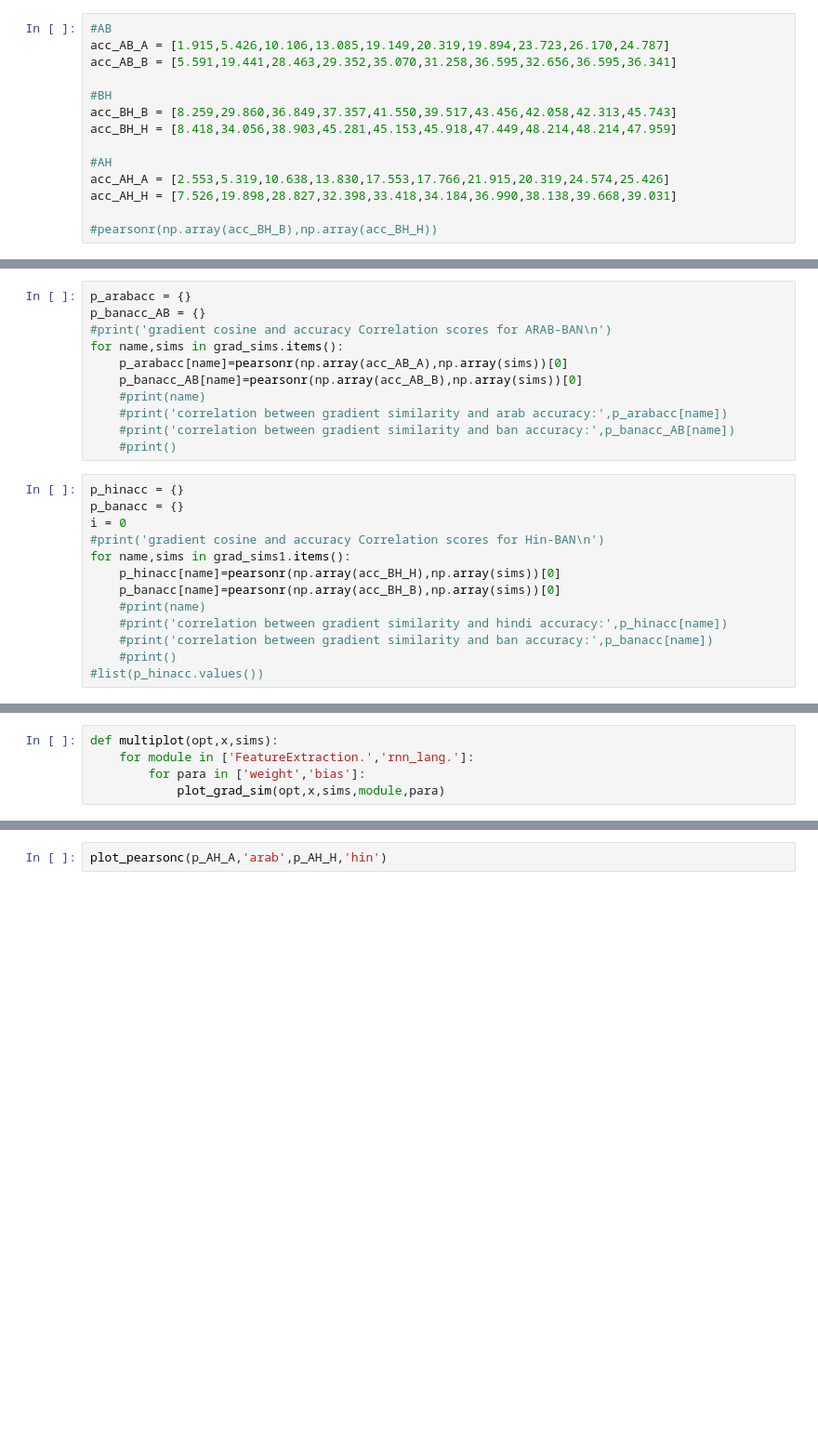
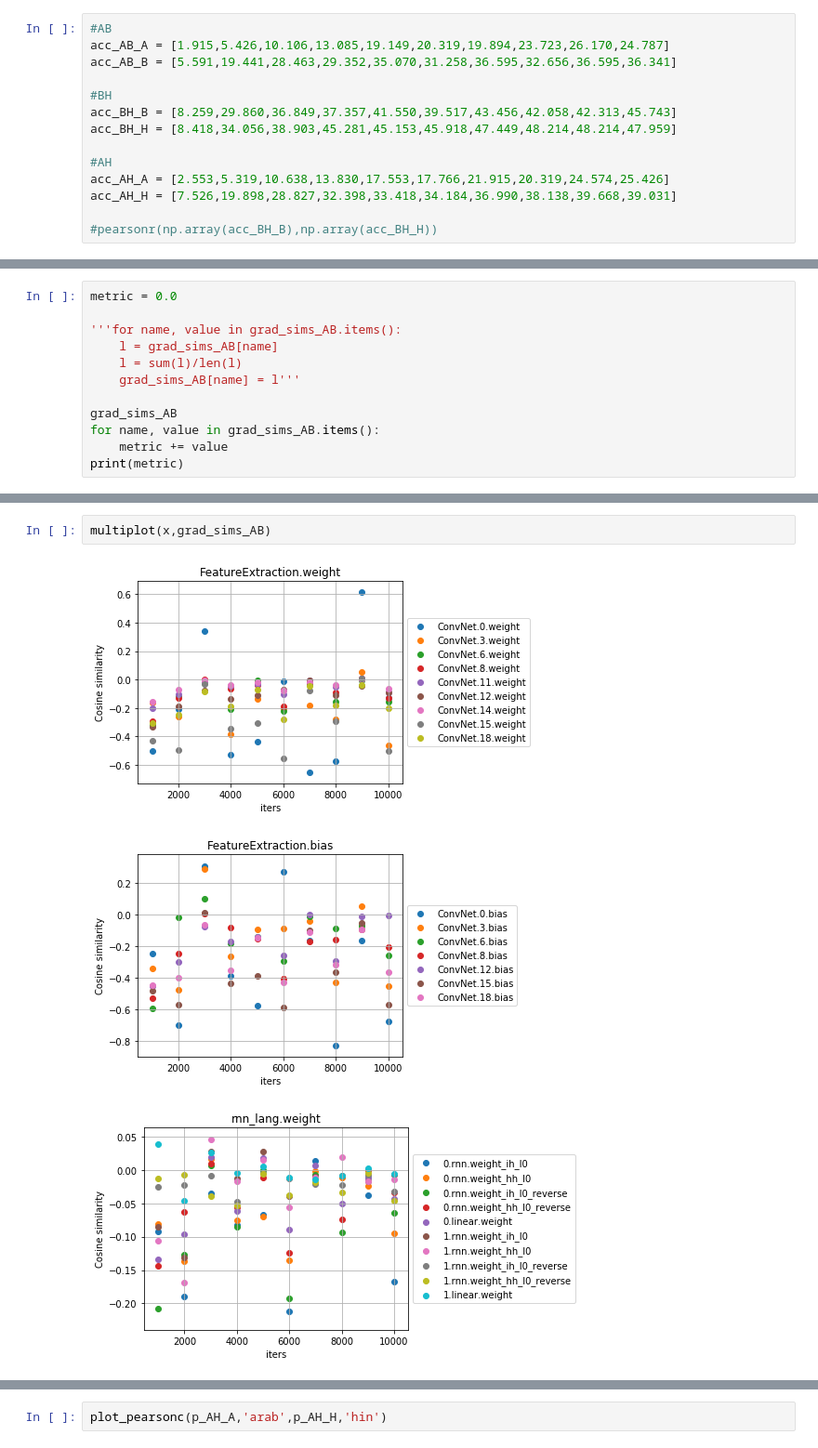
Before and after one commit to rahzaazhar/PAN-PSEnet, a Jupyter notebook: Recognition/GradViz.ipynb, the cells around one changed output, grey strips where cells are left out. Shown at 93% size. Saved outputs shown, nothing was run; the diff lists cells and outputs as text; blank space fills up the shorter version.

Commit message:
added grad viz for single task experiments

```diff
--- a/Recognition/GradViz.ipynb
+++ b/Recognition/GradViz.ipynb
@@ -59,24 +100,0 @@ grad_sims_AH = dumpAH['grad_sims']
-# %%
-p_arabacc = {}
-p_banacc_AB = {}
-#print('gradient cosine and accuracy Correlation scores for ARAB-BAN\n')
-for name,sims in grad_sims.items():
-    p_arabacc[name]=pearsonr(np.array(acc_AB_A),np.array(sims))[0]
-    p_banacc_AB[name]=pearsonr(np.array(acc_AB_B),np.array(sims))[0]
-    #print(name)
-    #print('correlation between gradient similarity and arab accuracy:',p_arabacc[name])
-    #print('correlation between gradient similarity and ban accuracy:',p_banacc_AB[name])
-    #print()
-# %%
-p_hinacc = {}
-p_banacc = {}
-i = 0
-#print('gradient cosine and accuracy Correlation scores for Hin-BAN\n')
-for name,sims in grad_sims1.items():
-    p_hinacc[name]=pearsonr(np.array(acc_BH_H),np.array(sims))[0]
-    p_banacc[name]=pearsonr(np.array(acc_BH_B),np.array(sims))[0]
-    #print(name)
-    #print('correlation between gradient similarity and hindi accuracy:',p_hinacc[name])
-    #print('correlation between gradient similarity and ban accuracy:',p_banacc[name])
-    #print()
-#list(p_hinacc.values())
@@ -95,5 +100,0 @@ sum(p_banacc)/len(p_banacc)
-# %%
-def multiplot(opt,x,sims):
-    for module in ['FeatureExtraction.','rnn_lang.']:
-        for para in ['weight','bias']:
-            plot_grad_sim(opt,x,sims,module,para)
@@ -133,0 +101,12 @@ plt.show()
+# %%
+metric = 0.0
+
+'''for name, value in grad_sims_AB.items():
+    l = grad_sims_AB[name]
+    l = sum(l)/len(l)
+    grad_sims_AB[name] = l'''
+
+grad_sims_AB
+for name, value in grad_sims_AB.items():
+    metric += value
+print(metric)
@@ -133,0 +117,6 @@ plt.show()
+# %%
+multiplot(x,grad_sims_AB)
+# %% [output]
+[figure, added]
+[figure, added]
+[figure, added]
```
Also changed, not shown: parts of 37 cells of this notebook.
